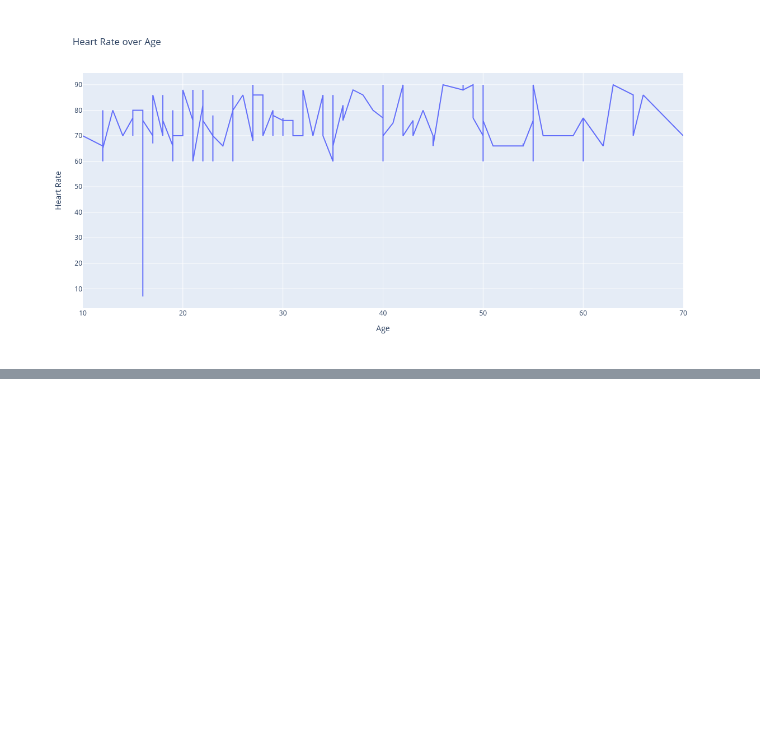
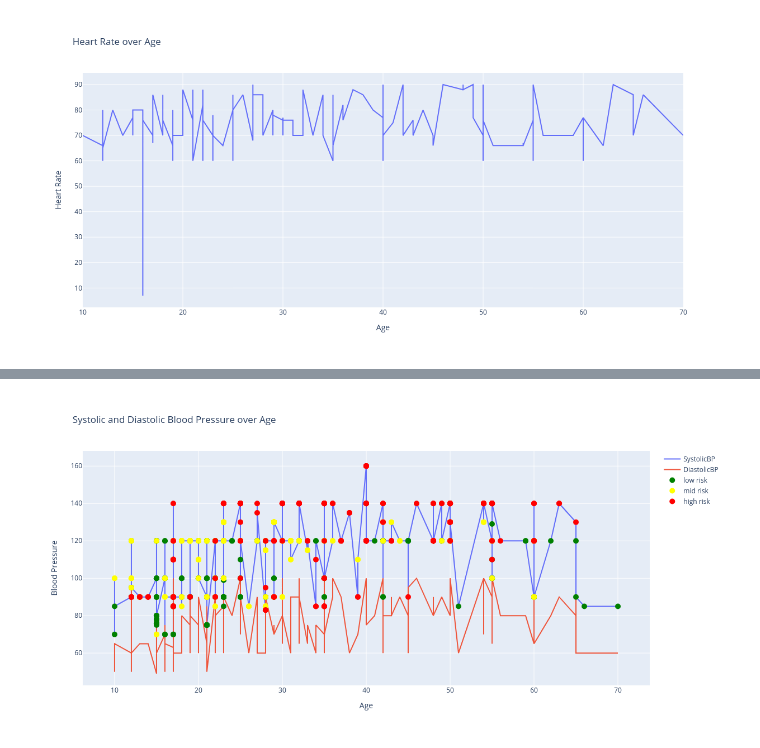
Before and after one commit to wikukarno/jupyter-kesehatan, a Jupyter notebook: grafik_kesehatan.ipynb, the cells around one changed output, grey strips where cells are left out. Saved outputs shown, nothing was run; the diff lists cells and outputs as text; code cells hidden in the pictures; blank space fills up the shorter version.

Commit message:
Update statistik, tambah Systolic & Diastolic Blood Pressure over Age dengan flag risk level

```diff
--- a/grafik_kesehatan.ipynb
+++ b/grafik_kesehatan.ipynb
@@ -213,0 +214,64 @@ fig.show()
+# %%
+# Mengimpor pustaka Pandas dan memberi alias pd
+import pandas as pd
+
+# Mengimpor pustaka Plotly's graph_objs dan memberi alias go
+import plotly.graph_objs as go
+
+# Membaca data dari file Excel 'data_kesehatan.xlsx' dan menyimpannya dalam objek DataFrame yang disebut 'data'
+data = pd.read_excel('data/data_kesehatan.xlsx')
+
+# Mengurutkan DataFrame 'data' berdasarkan kolom 'Age' (umur)
+data = data.sort_values(by='Age')
+
+# Mengambil kolom 'Age' (umur) dari DataFrame dan menyimpannya dalam variabel 'x'
+x = data['Age']
+
+# Mengambil kolom 'SystolicBP' (tekanan darah sistolik) dari DataFrame dan menyimpannya dalam variabel 'systolic_bp'
+systolic_bp = data['SystolicBP']
+
+# Mengambil kolom 'DiastolicBP' (tekanan darah diastolik) dari DataFrame dan menyimpannya dalam variabel 'diastolic_bp'
+diastolic_bp = data['DiastolicBP']
+
+risk_levels = data['RiskLevel']
+
+color_mapping = {'low risk': 'green', 'mid risk': 'yellow', 'high risk': 'red'}
+
+# Membuat objek grafik kosong menggunakan Plotly's Figure
+fig = go.Figure()
+
+# Menambahkan trace berupa garis pada grafik untuk 'SystolicBP' dengan data 'x' (umur) dan 'systolic_bp' sebagai sumbu Y
+fig.add_trace(go.Scatter(x=x, y=systolic_bp, mode='lines', name='SystolicBP'))
+
+# Menambahkan trace berupa garis pada grafik untuk 'DiastolicBP' dengan data 'x' (umur) dan 'diastolic_bp' sebagai sumbu Y
+# Berbeda dengan 'SystolicBP', 'DiastolicBP' menggunakan gaya garis yang berbeda
+fig.add_trace(go.Scatter(x=x, y=diastolic_bp, mode='lines', name='DiastolicBP'))
+
+for risk_level, color in color_mapping.items():
+    x_risk = [x[i] for i in range(len(x)) if risk_levels[i] == risk_level]
+    systolic_risk = [systolic_bp[i] for i in range(len(x)) if risk_levels[i] == risk_level]
+    diastolic_risk = [diastolic_bp[i] for i in range(len(x)) if risk_levels[i] == risk_level]
+    hover_text = [f"Age: {x[i]}, SystolicBP: {systolic_bp[i]}, DiastolicBP: {diastolic_bp[i]}, Risk Level: {risk_levels[i]}" for i in range(len(x)) if risk_levels[i] == risk_level]
+
+    fig.add_trace(go.Scatter(
+        x=x_risk,
+        y=systolic_risk,
+        mode='markers',
+        marker=dict(color=color, size=10),
+        name=risk_level,
+        hovertext=hover_text
+    ))
+
+# Mengatur layout grafik, termasuk judul, label sumbu, lebar, dan tinggi
+fig.update_layout(
+    title='Systolic and Diastolic Blood Pressure over Age',
+    xaxis_title='Age',
+    yaxis_title='Blood Pressure',
+    width=1200,
+    height=600
+)
+
+# Menampilkan grafik yang telah dibuat
+fig.show()
+# %% [output]
+[figure, added]
```
Also changed, not shown: parts of 1 cell of this notebook.
